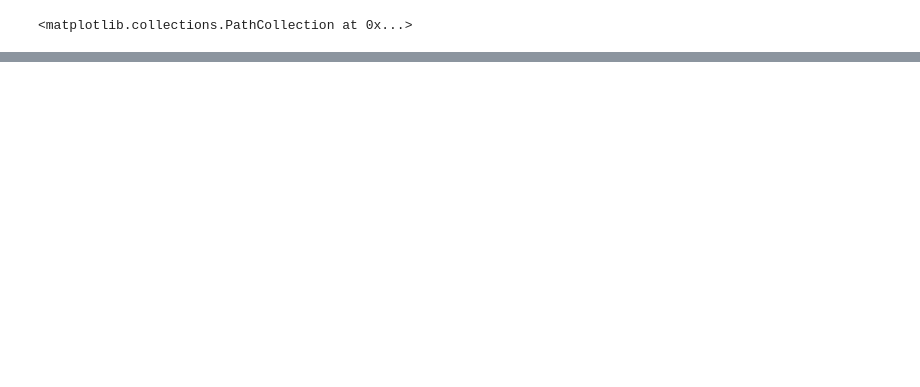
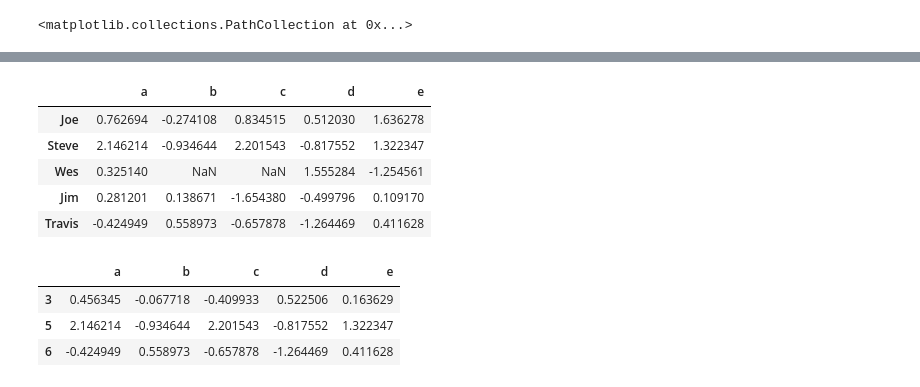
Before and after one commit to flybetter/handson_demo, a Jupyter notebook: data_analysis/data_matplotlib.ipynb, the cells around one changed output, grey strips where cells are left out. Cells and saved outputs as stored; diff of their text form; code cells hidden in the pictures; blank space fills up the shorter version.

```diff
--- a/data_analysis/data_matplotlib.ipynb
+++ b/data_analysis/data_matplotlib.ipynb
@@ -123,0 +260,6 @@ values.plot(kind='kde',style='k--')
+# %%
+people=pd.DataFrame(np.random.randn(5,5),
+                columns=['a','b','c','d','e'],
+                index=['Joe','Steve','Wes','Jim','Travis'])
+people.ix[2:3,['b','c']]=np.nan
+people
@@ -123,0 +293,16 @@ values.plot(kind='kde',style='k--')
+# %%
+people
+# %% [output]
+|  | a | b | c | d | e |
+| Joe | 0.762694 | -0.274108 | 0.834515 | 0.512030 | 1.636278 |
+| Steve | 2.146214 | -0.934644 | 2.201543 | -0.817552 | 1.322347 |
+| Wes | 0.325140 | NaN | NaN | 1.555284 | -1.254561 |
+| Jim | 0.281201 | 0.138671 | -1.654380 | -0.499796 | 0.109170 |
+| Travis | -0.424949 | 0.558973 | -0.657878 | -1.264469 | 0.411628 |
+# %%
+people.groupby(len).mean()
+# %% [output]
+|  | a | b | c | d | e |
+| 3 | 0.456345 | -0.067718 | -0.409933 | 0.522506 | 0.163629 |
+| 5 | 2.146214 | -0.934644 | 2.201543 | -0.817552 | 1.322347 |
+| 6 | -0.424949 | 0.558973 | -0.657878 | -1.264469 | 0.411628 |
```
Also changed, not shown: parts of 49 cells of this notebook.
